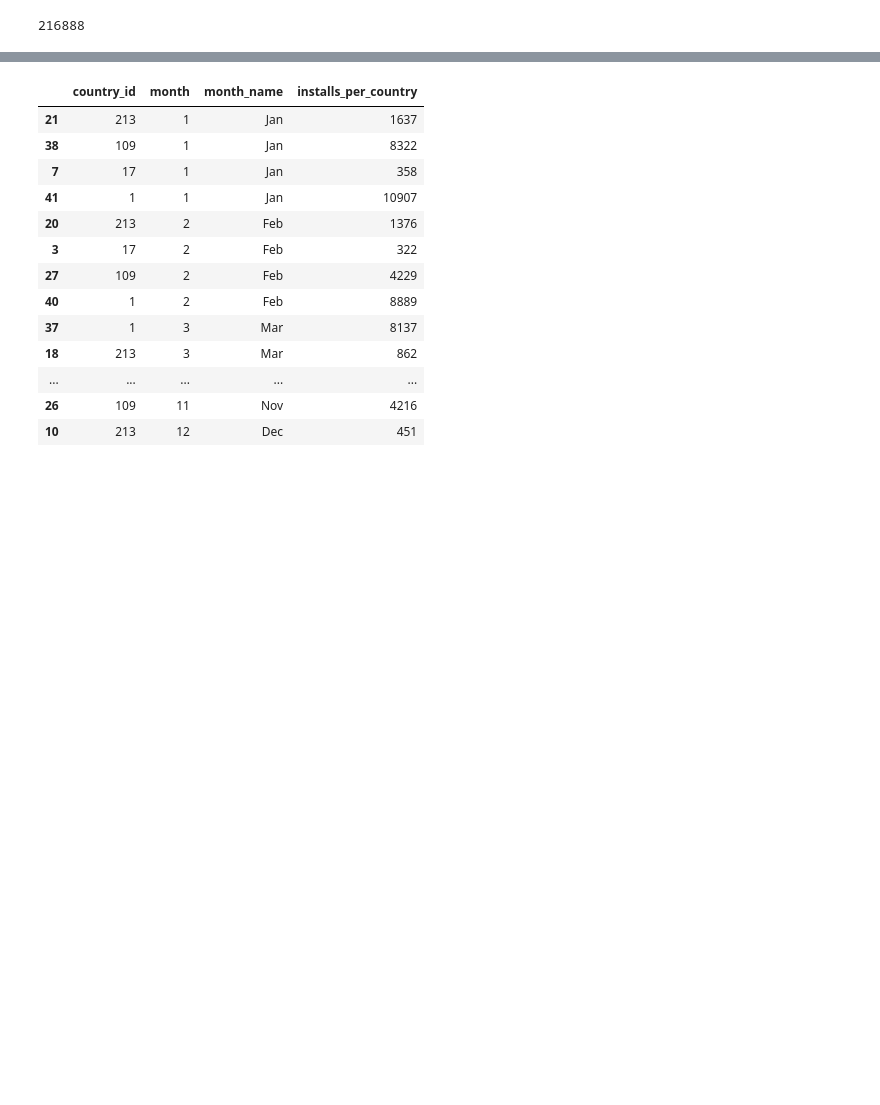
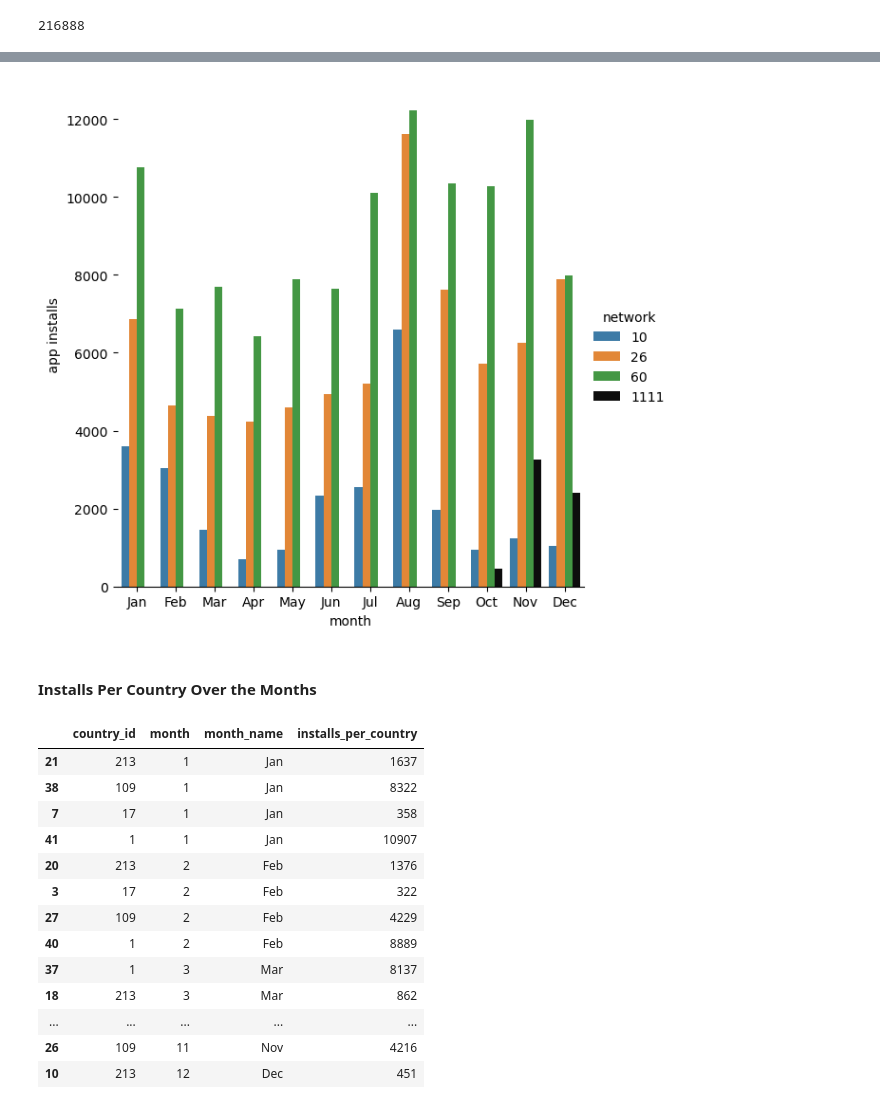
Before and after one commit to roshaan7zafar/JustDice, a Jupyter notebook: main.ipynb, the cells around one changed output, grey strips where cells are left out. Saved outputs shown, nothing was run; the diff lists cells and outputs as text; code cells hidden in the pictures; blank space fills up the shorter version.

```diff
--- a/main.ipynb
+++ b/main.ipynb
@@ -34,0 +35,4 @@ country_month_installs.to_csv('country_month_installation_breakdown.csv')
+# %%
+monthly_network_installs = installs_df.groupby(['network_id','month','month_name'])['install_id'].size()\
+                           .sort_values(ascending=True).reset_index(name='installs_per_network')
+monthly_network_installs
@@ -35 +57,14 @@ country_month_installs.to_csv('country_month_installation_breakdown.csv')
+# %%
+network_installs_plot = sns.catplot(
+    data=monthly_network_installs, kind="bar",
+    x="month_name", y="installs_per_network", hue="network_id",
+    palette=["C0", "C1", "C2", "k"], alpha=.95, height=6,order=['Jan','Feb','Mar','Apr','May','Jun','Jul','Aug','Sep','Oct','Nov','Dec']
+)
+network_installs_plot.despine(left=True)
+network_installs_plot.set_axis_labels("month", " app installs")
+network_installs_plot.legend.set_title("network")
+# %% [output]
+[figure, added]
+# %% [markdown]
+#### Installs Per Country Over the Months
 # %%
```
Also changed, not shown: parts of 7 cells of this notebook.
